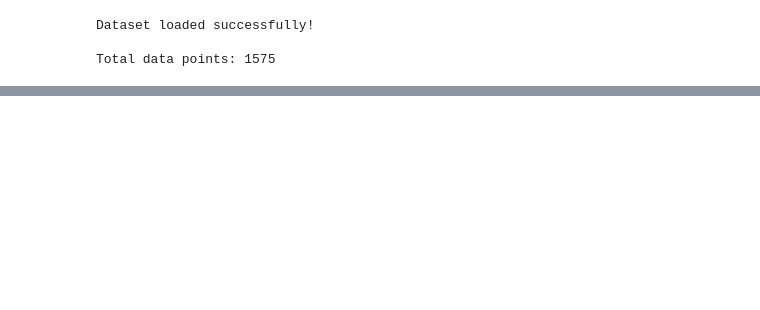
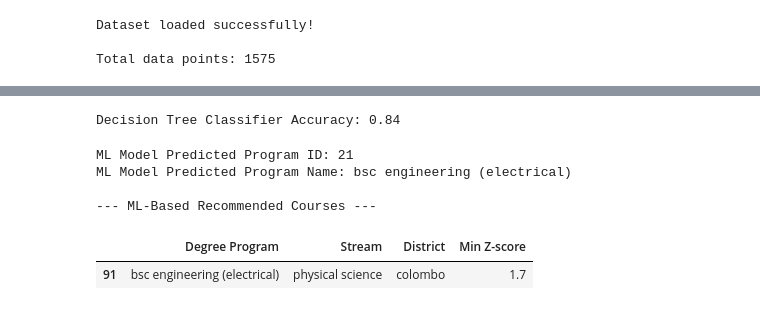
Before and after one commit to nipunnirmal21/Z-score-based-university-course-recommendation-system, a Jupyter notebook: Z_score.ipynb, the cells around one changed output, grey strips where cells are left out. Cells and saved outputs as stored; diff of their text form; code cells hidden in the pictures; blank space fills up the shorter version.

Commit message:
ML-based Recommendation & testing

```diff
--- a/Z_score.ipynb
+++ b/Z_score.ipynb
@@ -64,3 +64,21 @@ def recommend_courses_rule_based(z_score, stream, district, dataset):
 
     recommended = recommended.sort_values(by='Min Z-score', ascending=False)
     return recommended[['Degree Program', 'Stream', 'District', 'Min Z-score']]
+# %%
+df['Program_ID'] = df['Degree Program'].astype('category').cat.codes
+program_id_to_name = dict(enumerate(df['Degree Program'].astype('category').cat.categories))
+
+X = df_processed
+y = df['Program_ID']
+
+print("\n--- ML Model Training Status ---")
+print(f"Features (X) shape: {X.shape}")
+print(f"Target (y) shape: {y.shape}")
+
+X_train, X_test, y_train, y_test = train_test_split(X, y, test_size=0.2, random_state=42, stratify=y)
+
+print(f"Training set size: {len(X_train)}")
+print(f"Testing set size: {len(X_test)}")
+
+dt_classifier = DecisionTreeClassifier(random_state=42)
+dt_classifier.fit(X_train, y_train)
@@ -66,0 +92,6 @@ def recommend_courses_rule_based(z_score, stream, district, dataset):
+# %%
+y_pred = dt_classifier.predict(X_test)
+accuracy = accuracy_score(y_test, y_pred)
+print(f"Decision Tree Classifier Accuracy: {accuracy:.2f}")
+# %% [output]
+Decision Tree Classifier Accuracy: 0.84
@@ -66,0 +190,29 @@ def recommend_courses_rule_based(z_score, stream, district, dataset):
+# %%
+# Example Usage of the ML-based recommendation function
+example_z_score = 1.7
+example_stream = 'physical science'
+example_district = 'colombo'
+
+ml_recommended_courses = recommend_courses_ml_based(
+    example_z_score,
+    example_stream,
+    example_district,
+    dt_classifier,  # Pass the trained Decision Tree Classifier
+    encoder_stream,
+    encoder_district,
+    program_id_to_name,
+    df # Pass the original full dataset
+)
+
+print("\n--- ML-Based Recommended Courses ---")
+if not ml_recommended_courses.empty:
+    display(ml_recommended_courses)
+else:
+    print("No ML-based recommendations found for the given criteria.")
+# %% [output]
+ML Model Predicted Program ID: 21
+ML Model Predicted Program Name: bsc engineering (electrical)
+
+--- ML-Based Recommended Courses ---
+|  | Degree Program | Stream | District | Min Z-score |
+| 91 | bsc engineering (electrical) | physical science | colombo | 1.7 |
```
Also changed, not shown: parts of 3 cells of this notebook.
